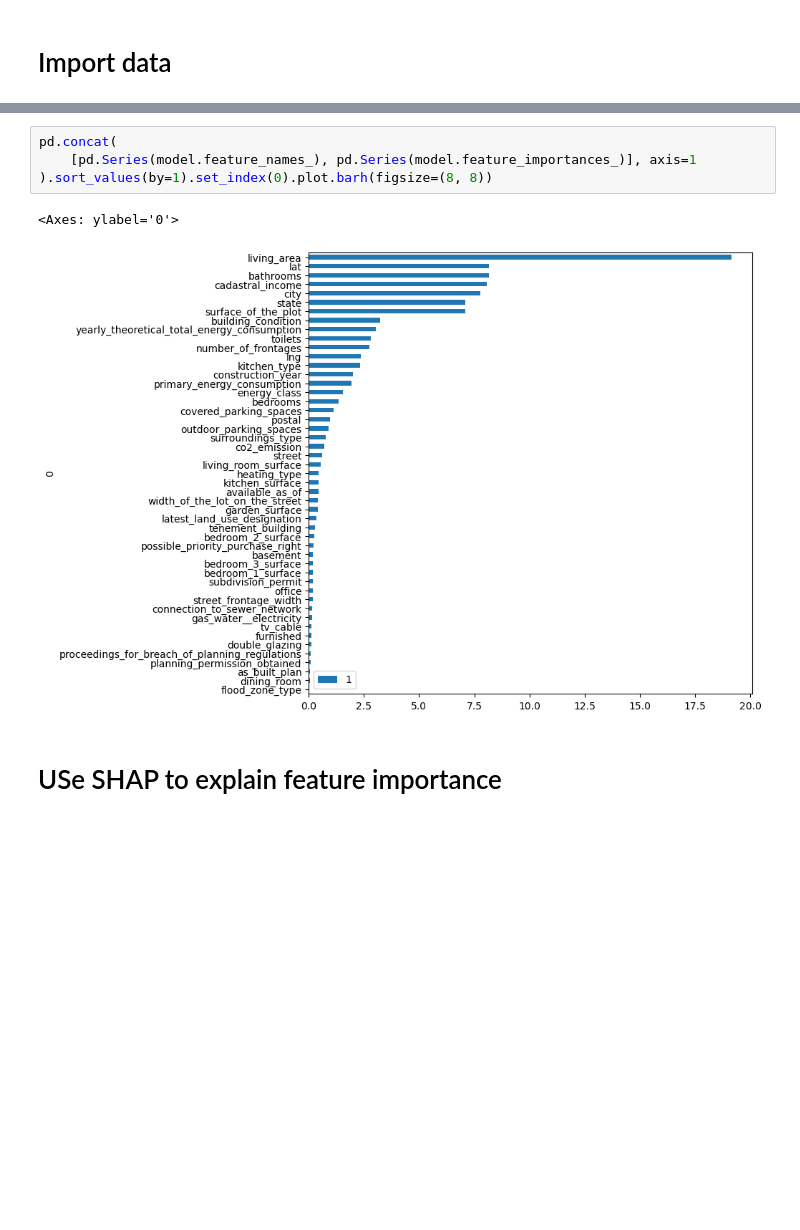
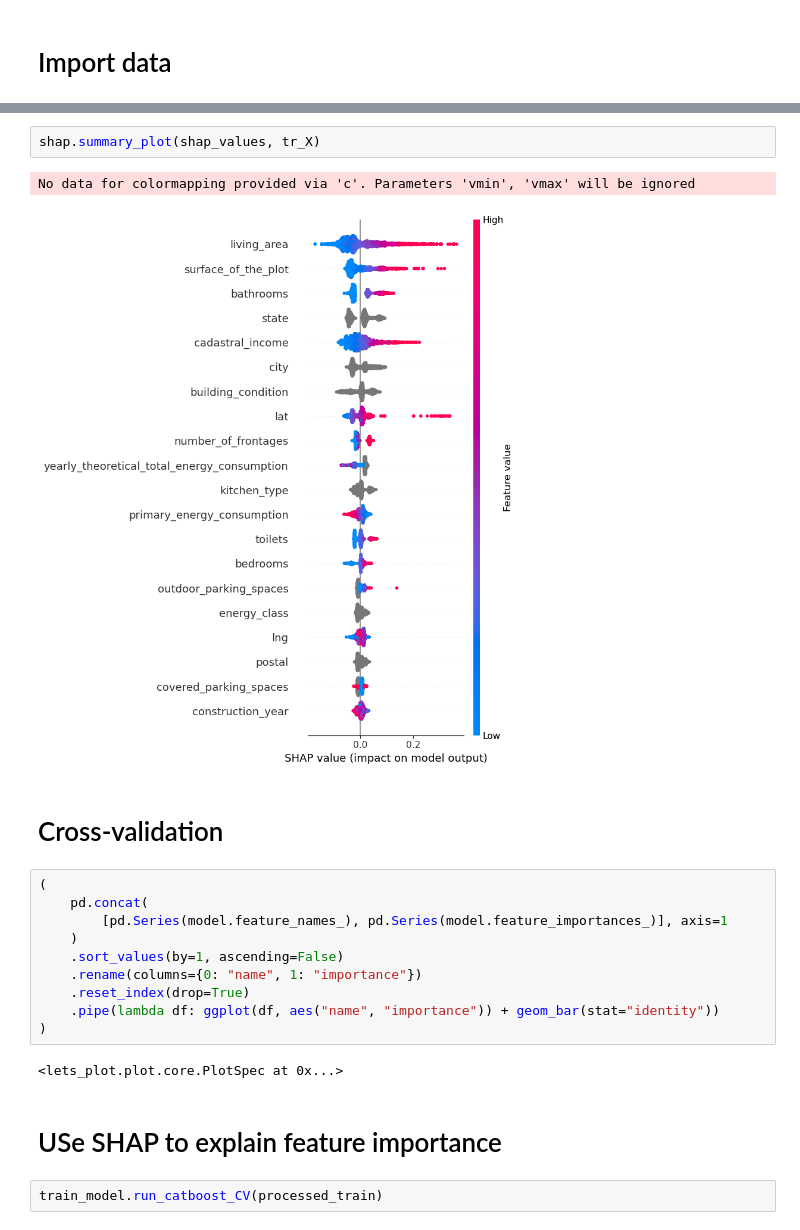
Before and after one commit to adamcseresznye/Belgian-House-Price-Predictor, a Jupyter notebook: notebooks/NB_5_ACs_Optimizing_the_model.ipynb, the cells around one changed output, grey strips where cells are left out. Cells and saved outputs as stored; diff of their text form; blank space fills up the shorter version.

```diff
--- a/notebooks/NB_5_ACs_Optimizing_the_model.ipynb
+++ b/notebooks/NB_5_ACs_Optimizing_the_model.ipynb
@@ -228,9 +172,23 @@ Shrink model to first 2320 iterations.
+# %%
+shap.summary_plot(shap_values, tr_X)
+# %% [output]
+No data for colormapping provided via 'c'. Parameters 'vmin', 'vmax' will be ignored
+[figure, added]
+# %% [markdown]
+# Cross-validation
 # %%
-pd.concat(
-    [pd.Series(model.feature_names_), pd.Series(model.feature_importances_)], axis=1
-).sort_values(by=1).set_index(0).plot.barh(figsize=(8, 8))
+(
+    pd.concat(
+        [pd.Series(model.feature_names_), pd.Series(model.feature_importances_)], axis=1
+    )
+    .sort_values(by=1, ascending=False)
+    .rename(columns={0: "name", 1: "importance"})
+    .reset_index(drop=True)
+    .pipe(lambda df: ggplot(df, aes("name", "importance")) + geom_bar(stat="identity"))
+)
 # %% [output]
-<Axes: ylabel='0'>
+<lets_plot.plot.core.PlotSpec at 0x...>
-[figure, removed]
 # %% [markdown]
 # USe SHAP to explain feature importance
+# %%
+train_model.run_catboost_CV(processed_train)
```
Also changed, not shown: parts of 19 cells of this notebook, 7 other files.
